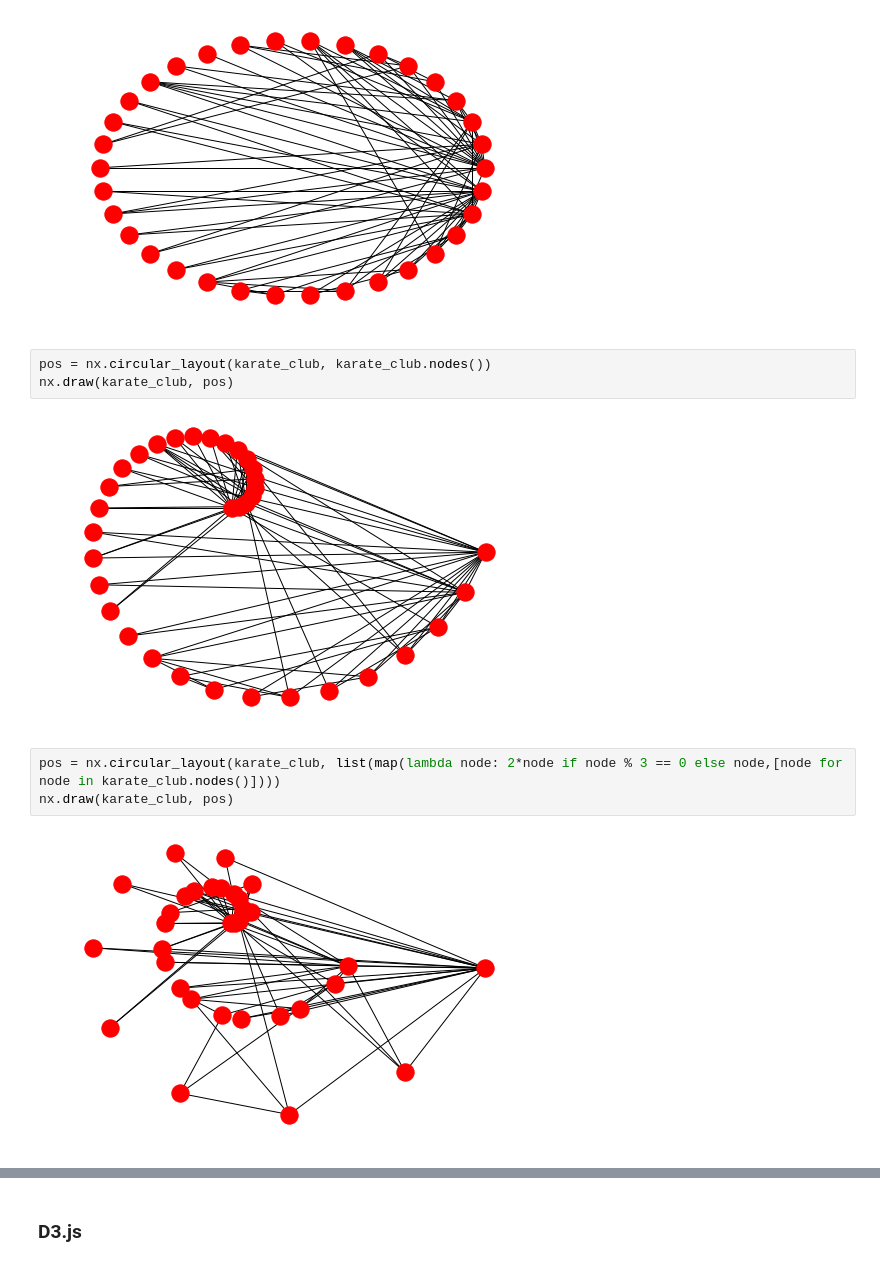
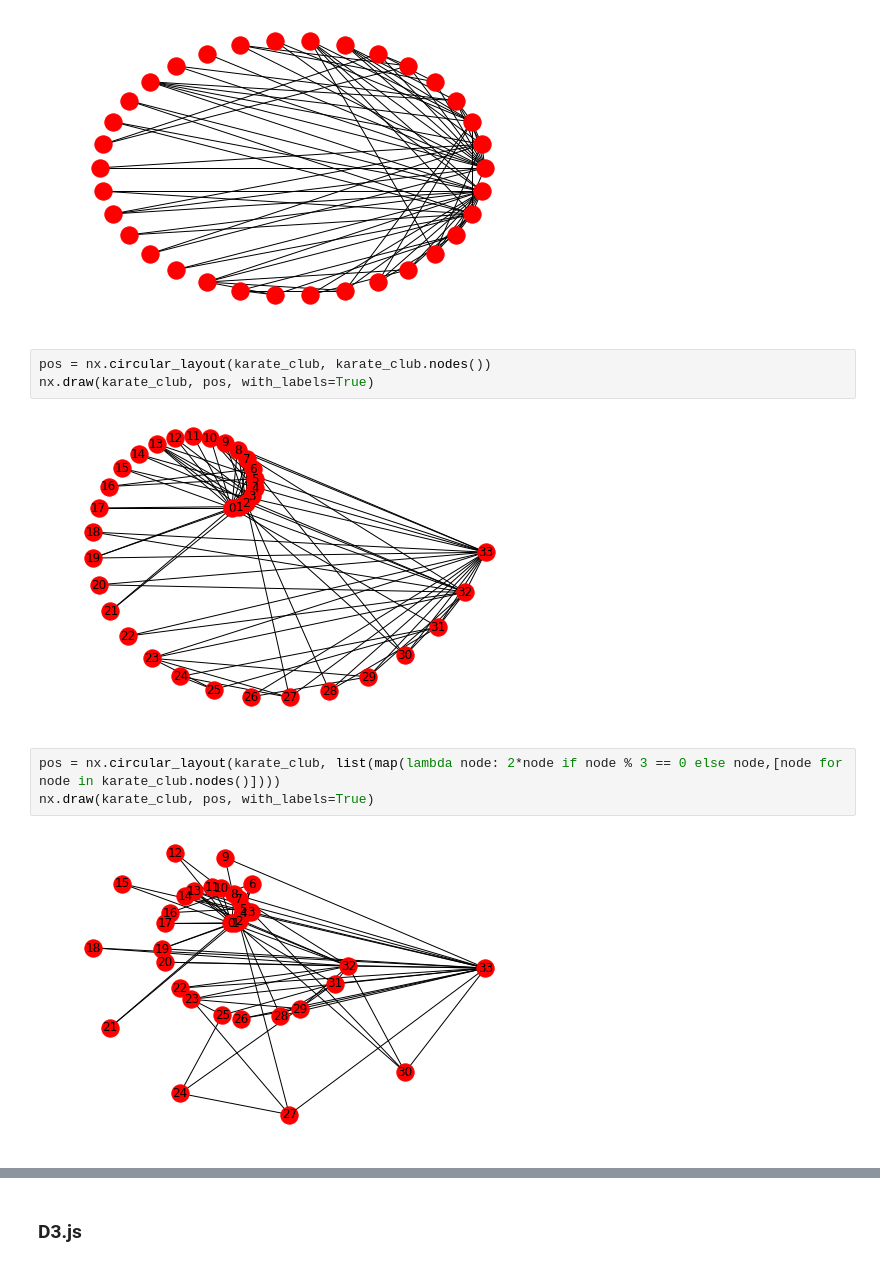
Before and after one commit to szymanskim/networkx-library-workshop, a Jupyter notebook: notebooks/NetworkX_Live.ipynb, the cells around one changed output, grey strips where cells are left out. Drawn from its saved outputs; the diff is of its cells as text.

```diff
--- a/notebooks/NetworkX_Live.ipynb
+++ b/notebooks/NetworkX_Live.ipynb
@@ -199,14 +199,14 @@ nx.draw(karate_club, pos=nx.circular_layout(karate_club))
 [figure]
 # %%
 pos = nx.circular_layout(karate_club, karate_club.nodes())
-nx.draw(karate_club, pos)
+nx.draw(karate_club, pos, with_labels=True)
 # %% [output]
-[figure, old version]
+[figure, new version]
 # %%
 pos = nx.circular_layout(karate_club, list(map(lambda node: 2*node if node % 3 == 0 else node,[node for node in karate_club.nodes()])))
-nx.draw(karate_club, pos)
+nx.draw(karate_club, pos, with_labels=True)
 # %% [output]
-[figure, old version]
+[figure, new version]
 # %%
 pos = nx.spring_layout(karate_club, iterations=200)
 nx.draw(karate_club, node_color=range(34), node_size=800, cmap=plt.cm.Greens)
```
Also changed, not shown: parts of 22 cells of this notebook.
